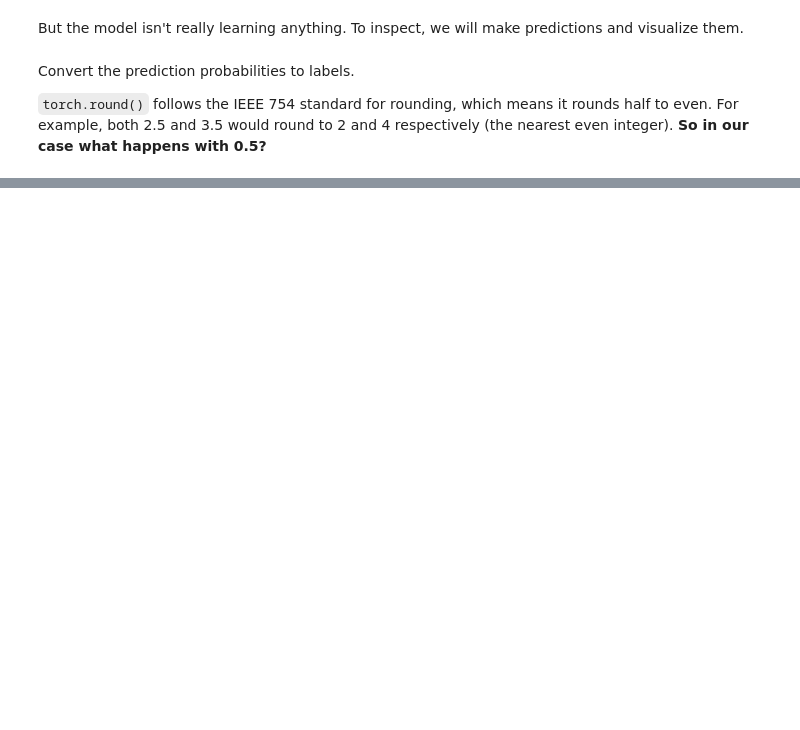
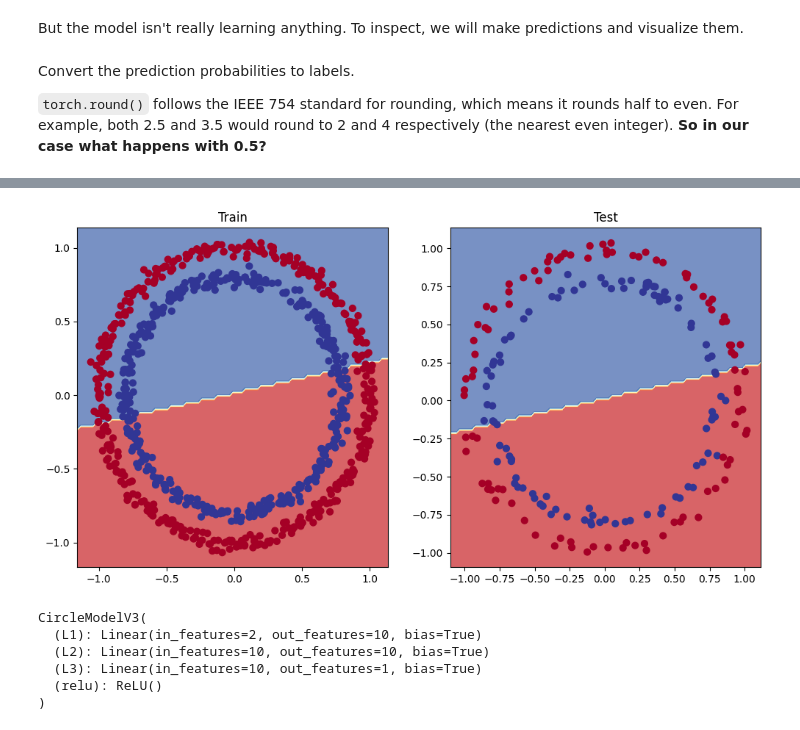
Before and after one commit to ananyatrivedi1/PyTorch, a Jupyter notebook: 02_Classification.ipynb, the cells around one changed output, grey strips where cells are left out. Saved outputs shown, nothing was run; the diff lists cells and outputs as text; code cells hidden in the pictures; blank space fills up the shorter version.

```diff
--- a/02_Classification.ipynb
+++ b/02_Classification.ipynb
@@ -415,0 +429,3 @@ Convert the prediction probabilities to labels.
+# %%
+circleModel1 = CircleModelV1()
+circleModel1
@@ -415,0 +438,31 @@ Convert the prediction probabilities to labels.
+# %%
+optimizer = torch.optim.SGD(params=circleModel1.parameters(), lr=0.01)
+# %%
+torch.manual_seed(42)
+torch.cuda.manual_seed(42)
+
+epochs = 1000
+
+
+for epoch in range(epochs):
+  circleModel1.train()
+  train_logits = circleModel1(X_train).squeeze()
+  train_preds = torch.round(torch.sigmoid(train_logits))
+
+  train_loss = loss_fn(train_logits, y_train)
+  train_acc = accuracy_fn(train_preds, y_train)
+
+  optimizer.zero_grad()
+  train_loss.backward()
+  optimizer.step()
+
+  circleModel1.eval()
+  with torch.inference_mode():
+    test_logits = circleModel1(X_test).squeeze()
+    test_preds = torch.round(torch.sigmoid(test_logits))
+
+    test_loss = loss_fn(test_logits, y_test)
+    test_acc = accuracy_fn(test_preds, y_test)
+
+  if epoch % 100 == 0:
+        print(f"Epoch: {epoch} | Loss: {train_loss:.5f}, Accuracy: {train_acc:.2f}% | Test loss: {test_loss:.5f}, Test acc: {test_acc:.2f}%")
@@ -415,0 +480,34 @@ Convert the prediction probabilities to labels.
+# %%
+# Plot decision boundaries for training and test sets
+plt.figure(figsize=(12, 6))
+plt.subplot(1, 2, 1)
+plt.title("Train")
+plot_decision_boundary(circleModel1, X_train, y_train)
+plt.subplot(1, 2, 2)
+plt.title("Test")
+plot_decision_boundary(circleModel1, X_test, y_test)
+# %% [output]
+[figure, added]
+# %%
+from torch import nn
+class CircleModelV3(nn.Module):
+  def __init__(self):
+    super().__init__()
+    self.L1 = nn.Linear(in_features=2, out_features=10)
+    self.L2 = nn.Linear(in_features=10, out_features=10)
+    self.L3 = nn.Linear(in_features=10, out_features=1)
+    self.relu = nn.ReLU()
+
+  def forward(self, x):
+    return self.L3(self.relu(self.L2(self.relu(self.L1(x)))))
+
+
+circleModel3 = CircleModelV3()
+print(circleModel3)
+# %% [output]
+CircleModelV3(
+  (L1): Linear(in_features=2, out_features=10, bias=True)
+  (L2): Linear(in_features=10, out_features=10, bias=True)
+  (L3): Linear(in_features=10, out_features=1, bias=True)
+  (relu): ReLU()
+)
```
Also changed, not shown: parts of 74 cells of this notebook.
